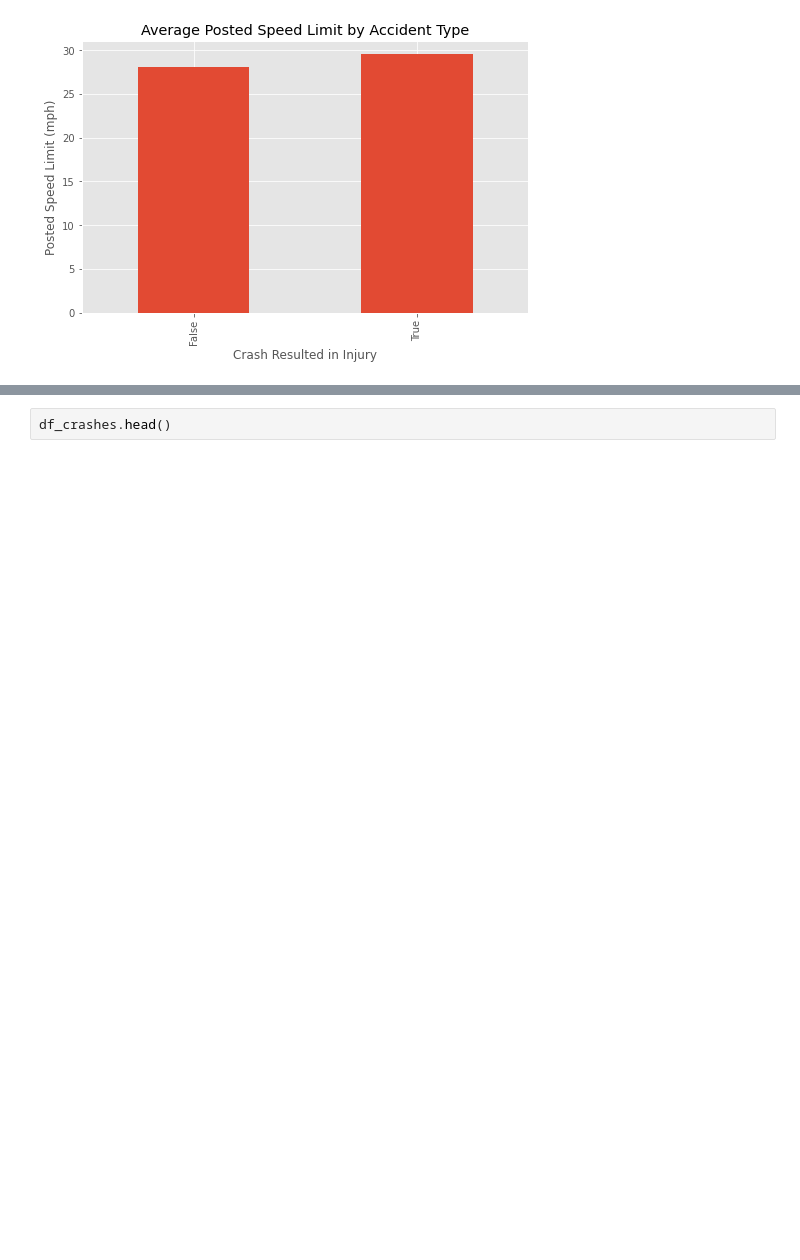
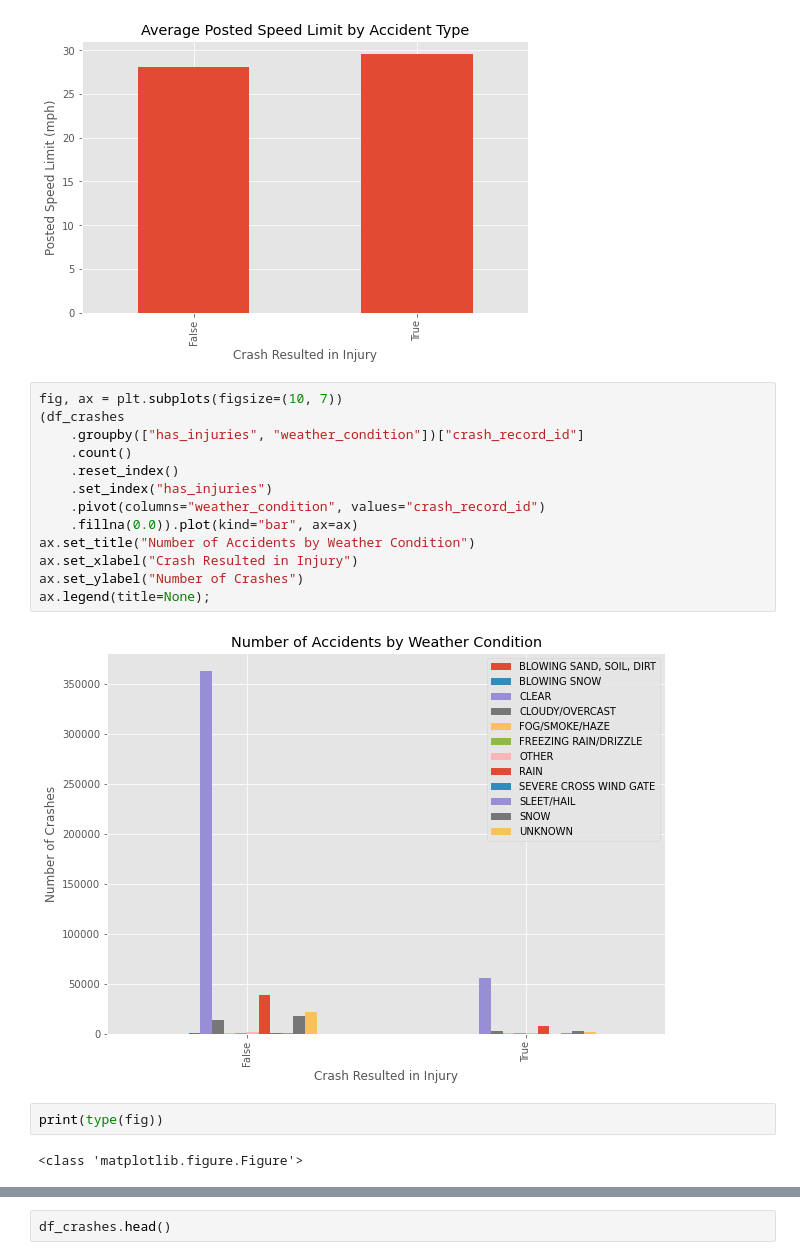
Before and after one commit to jkh-code/predicting-traffic-accident-injuries, a Jupyter notebook: notebooks/eda-crashes.ipynb, the cells around one changed output, grey strips where cells are left out. Cells and saved outputs as stored; diff of their text form; blank space fills up the shorter version.

```diff
--- a/notebooks/eda-crashes.ipynb
+++ b/notebooks/eda-crashes.ipynb
@@ -106,3 +109,22 @@ ax.set_xlabel("Crash Resulted in Injury")
 ax.set_ylabel("Posted Speed Limit (mph)");
 # %% [output]
 [figure]
+# %%
+fig, ax = plt.subplots(figsize=(10, 7))
+(df_crashes
+    .groupby(["has_injuries", "weather_condition"])["crash_record_id"]
+    .count()
+    .reset_index()
+    .set_index("has_injuries")
+    .pivot(columns="weather_condition", values="crash_record_id")
+    .fillna(0.0)).plot(kind="bar", ax=ax)
+ax.set_title("Number of Accidents by Weather Condition")
+ax.set_xlabel("Crash Resulted in Injury")
+ax.set_ylabel("Number of Crashes")
+ax.legend(title=None);
+# %% [output]
+[figure, added]
+# %%
+print(type(fig))
+# %% [output]
+<class 'matplotlib.figure.Figure'>
```
Also changed, not shown: parts of 16 cells of this notebook.
